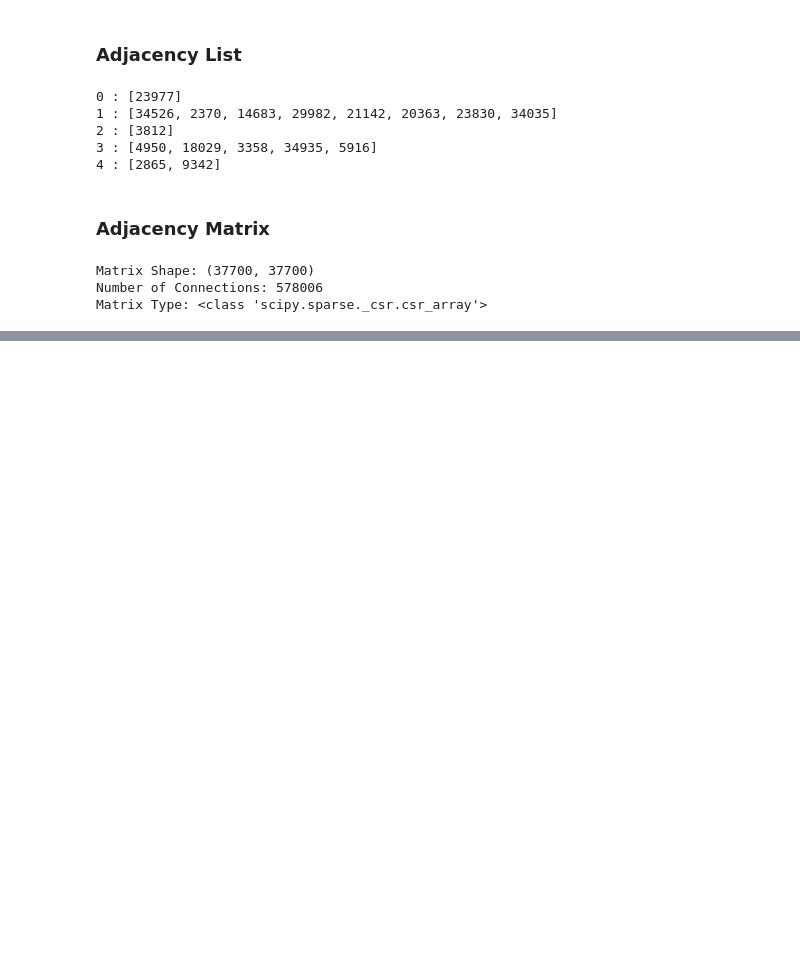
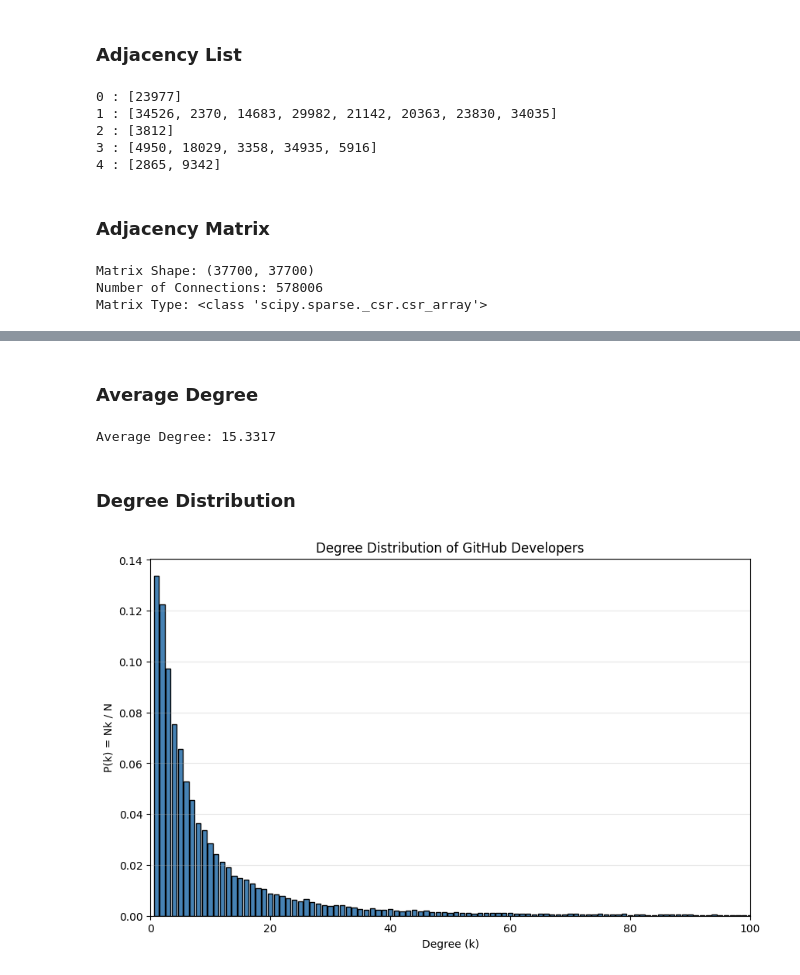
Before and after one commit to GehadHelmy/github_SNA, a Jupyter notebook: Project_SNA.ipynb, the cells around one changed output, grey strips where cells are left out. Drawn from its saved outputs; the diff is of its cells as text; code cells hidden in the pictures; blank space fills up the shorter version.

```diff
--- a/Project_SNA.ipynb
+++ b/Project_SNA.ipynb
@@ -222,3 +213,0 @@ print(graph_url)
-# %%
-degree = dict(G.degree())
-degree
@@ -372,0 +252,37 @@ ax.autoscale(); ax.axis("off"); plt.show()
+# %% [markdown]
+### **Average Degree**
+# %%
+average_degree = sum(dict(G.degree()).values()) / G.number_of_nodes()
+
+print("Average Degree:", round(average_degree, 4))
+# %% [output]
+Average Degree: 15.3317
+# %% [markdown]
+### **Degree Distribution**
+# %%
+degrees = [degree for node, degree in G.degree()]
+
+degree_distribution = (
+    pd.Series(degrees)
+    .value_counts(normalize=True)
+    .sort_index()
+)
+
+plt.figure(figsize=(10, 6))
+
+plt.bar(
+    degree_distribution.index,
+    degree_distribution.values,
+    color="steelblue",
+    edgecolor="black"
+)
+
+plt.title("Degree Distribution of GitHub Developers")
+plt.xlabel("Degree (k)")
+plt.ylabel("P(k) = Nk / N")
+plt.grid(axis="y", alpha=0.3)
+plt.xlim(0, 100)
+
+plt.show()
+# %% [output]
+[figure, added]
```
Also changed, not shown: parts of 53 cells of this notebook.
